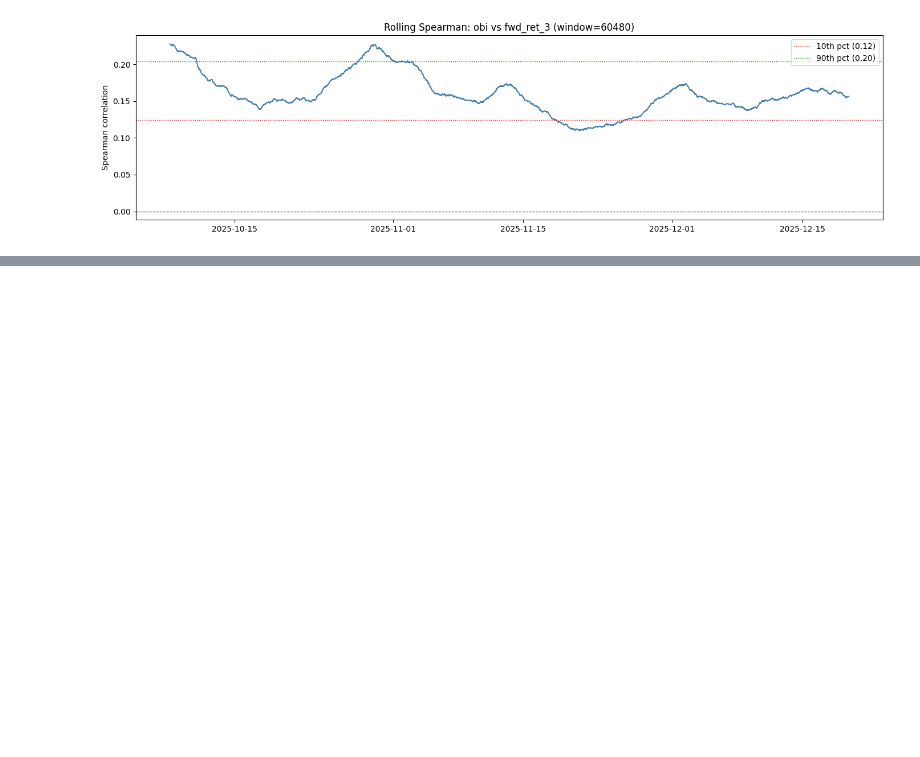
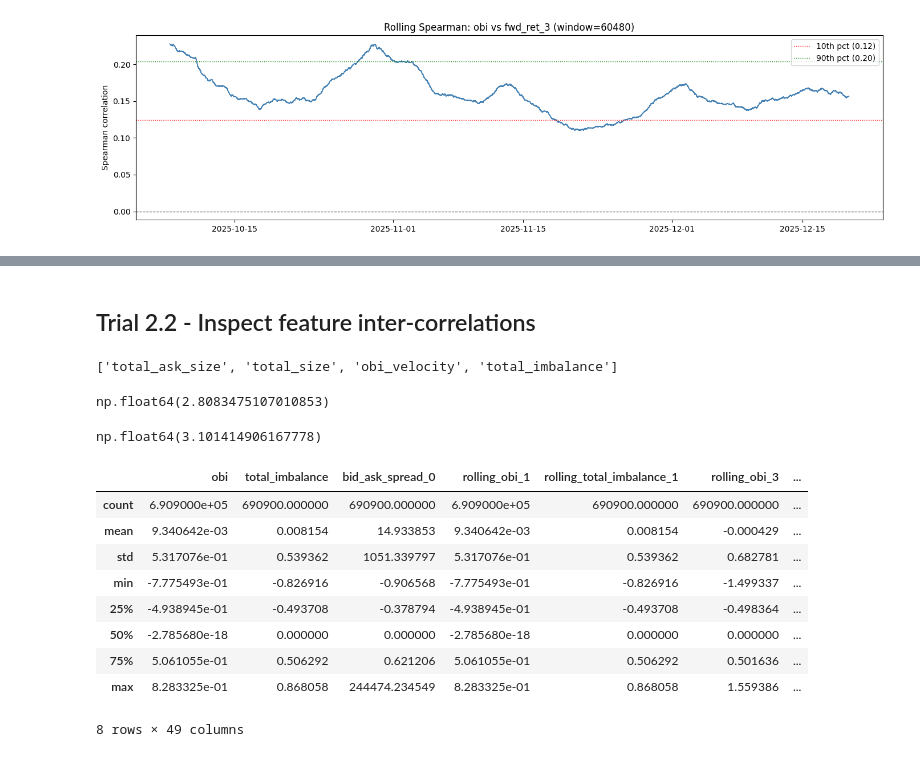
Before and after one commit to vbear97/Momentum-Strategies, a Jupyter notebook: Notebook2_OrderFlowPrediction.ipynb, the cells around one changed output, grey strips where cells are left out. Cells and saved outputs as stored; diff of their text form; code cells hidden in the pictures; blank space fills up the shorter version.

```diff
--- a/Notebook2_OrderFlowPrediction.ipynb
+++ b/Notebook2_OrderFlowPrediction.ipynb
@@ -282,0 +594,58 @@ Thus, even though from just comparing training mean vs validation mean it seems
+# %% [markdown]
+## Trial 2.2 - Inspect feature inter-correlations
+# %%
+candidate_features = [
+    ##group 1 - instantaneous features
+    'obi',
+    'total_bid_size',
+    'total_ask_size',
+    'total_size',
+    'total_imbalance',
+
+    ##group 2 - velocity/momentum
+    'obi_velocity',
+    'total_imbalance_velocity',
+    'obi_acc',
+    'total_imbalance_acc',
+]
+
+X = burnin_df[candidate_features]
+
+# no scaling needed with correlation metric
+Z = linkage(X.T, method='average', metric='correlation')
+
+# use maxclust or distance threshold
+cluster_labels = fcluster(Z, t=4, criterion = 'maxclust')
+
+selected_features = []
+
+for cluster_id in np.unique(cluster_labels):
+    idx = np.where(cluster_labels == cluster_id)[0]
+
+    if len(idx) == 1:
+        selected_features.append(candidate_features[idx[0]])
+        continue
+
+    # pick most central — highest mean correlation to cluster members
+    cluster_corr = X.iloc[:, idx].corr().abs().values
+    mean_corr    = cluster_corr.mean(axis=1)
+    best_idx     = idx[np.argmax(mean_corr)]
+    selected_features.append(candidate_features[best_idx])
+
+print(selected_features)
+# %% [output]
+['total_ask_size', 'total_size', 'obi_velocity', 'total_imbalance']
+# %%
+selected_features = [
+    ##group3 - rolling obi statistics - VELOCITY
+    'total_size',
+    'total_imbalance',
+    'obi_velocity'
+]
+
+model = walk_forward_validate(train_df, features = selected_features + ['obi'], model_kwargs=params, target = TARGET, cv_kwargs = {'num_splits': 10})
+model['train_scores'].mean()
+model['val_scores'].mean()
+# %% [output]
+np.float64(2.8083475107010853)
+np.float64(3.101414906167778)
@@ -282,0 +656,17 @@ Thus, even though from just comparing training mean vs validation mean it seems
+# %%
+rescaled_train_df = train_df.copy()
+scaler = RobustScaler()
+rescaled_train_df[FEAS_LIST] = scaler.fit_transform(train_df[FEAS_LIST])
+# %%
+rescaled_train_df[FEAS_LIST].describe()
+# %% [output]
+|  | obi | total_imbalance | bid_ask_spread_0 | rolling_obi_1 | rolling_total_imbalance_1 | rolling_obi_3 | ... |
+| count | 6.909000e+05 | 690900.000000 | 690900.000000 | 6.909000e+05 | 690900.000000 | 690900.000000 | ... |
+| mean | 9.340642e-03 | 0.008154 | 14.933853 | 9.340642e-03 | 0.008154 | -0.000429 | ... |
+| std | 5.317076e-01 | 0.539362 | 1051.339797 | 5.317076e-01 | 0.539362 | 0.682781 | ... |
+| min | -7.775493e-01 | -0.826916 | -0.906568 | -7.775493e-01 | -0.826916 | -1.499337 | ... |
+| 25% | -4.938945e-01 | -0.493708 | -0.378794 | -4.938945e-01 | -0.493708 | -0.498364 | ... |
+| 50% | -2.785680e-18 | 0.000000 | 0.000000 | -2.785680e-18 | 0.000000 | 0.000000 | ... |
+| 75% | 5.061055e-01 | 0.506292 | 0.621206 | 5.061055e-01 | 0.506292 | 0.501636 | ... |
+| max | 8.283325e-01 | 0.868058 | 244474.234549 | 8.283325e-01 | 0.868058 | 1.559386 | ... |
+8 rows × 49 columns
```
Also changed, not shown: parts of 41 cells of this notebook.
